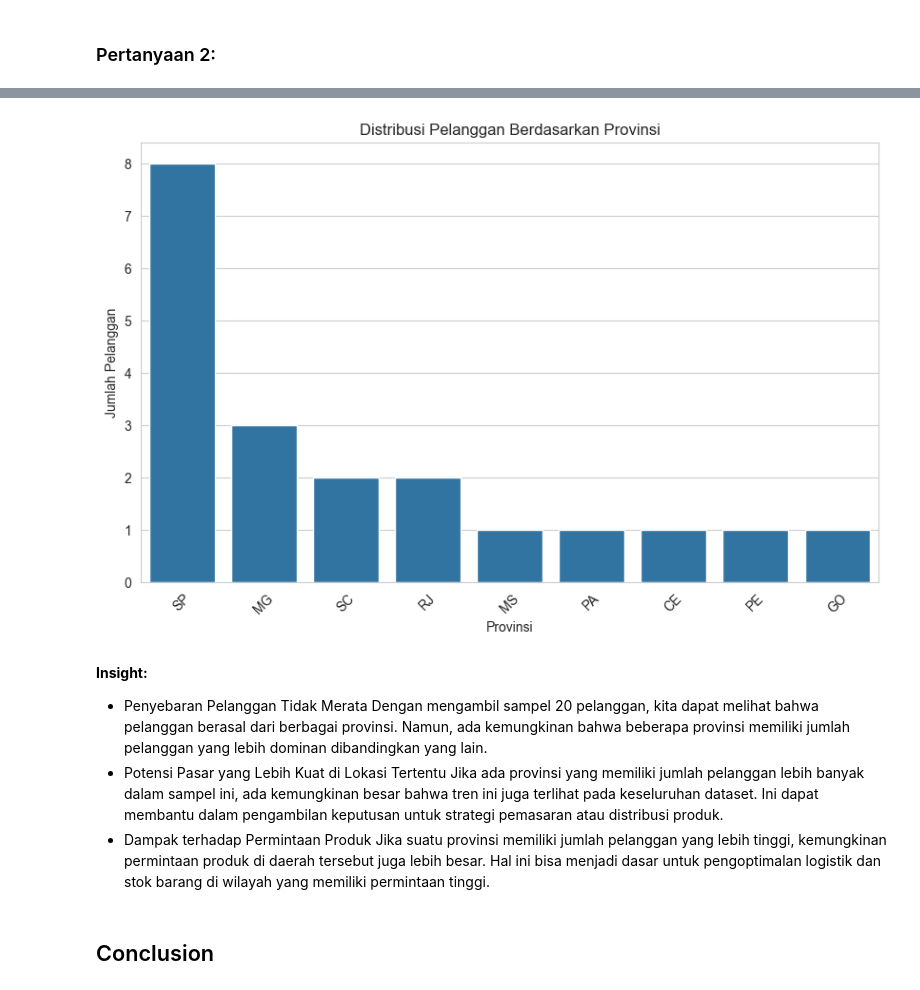
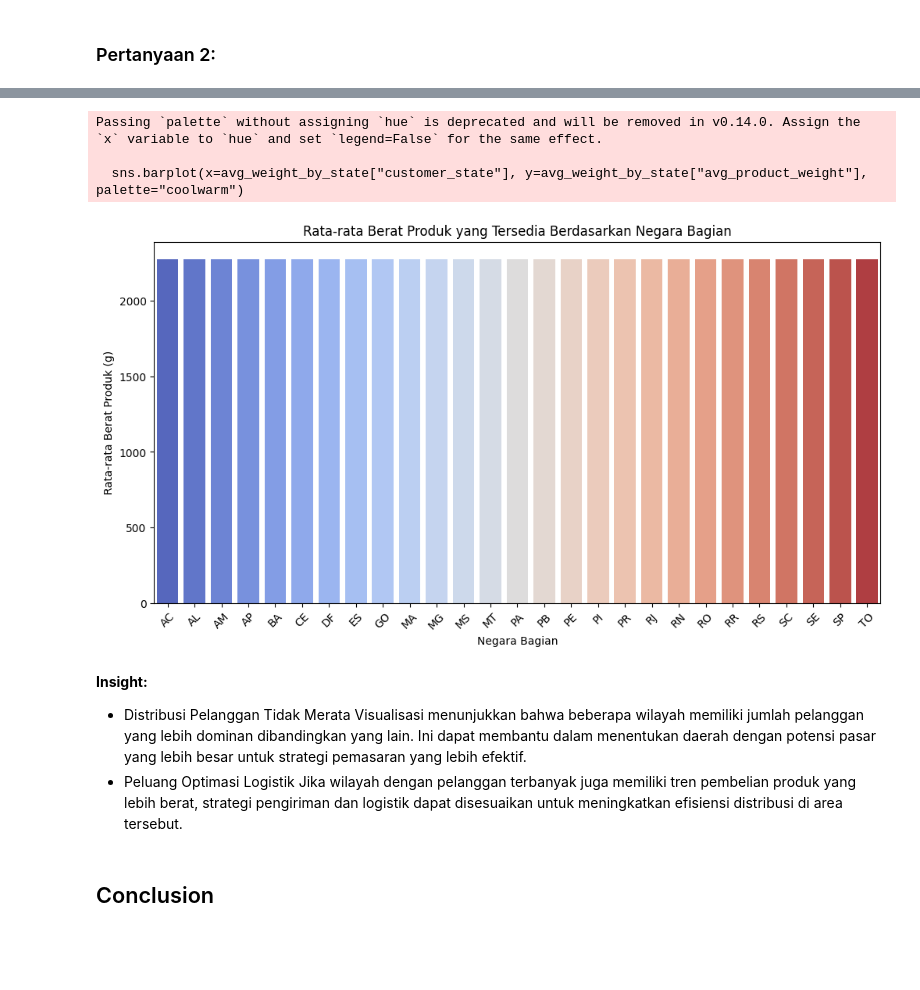
Before and after one commit to Ganiramadhan/data-analyst, a Jupyter notebook: notebook.ipynb, the cells around one changed output, grey strips where cells are left out. Saved outputs shown, nothing was run; the diff lists cells and outputs as text; code cells hidden in the pictures; blank space fills up the shorter version.

```diff
--- a/notebook.ipynb
+++ b/notebook.ipynb
@@ -192,27 +250,33 @@ plt.show()
-# %%
-# Load dataset
-df_customers = pd.read_csv("data/customers_dataset.csv", encoding='utf-8')
-
-df_sample_customers = df_customers.sample(n=20, random_state=42)
-
-# 3. Distribusi pelanggan berdasarkan lokasi
-plt.figure(figsize=(10, 6))
-sns.countplot(x='customer_state', data=df_sample_customers,
-              order=df_sample_customers['customer_state'].value_counts().index)
-plt.title("Distribusi Pelanggan Berdasarkan Provinsi")
-plt.xlabel("Provinsi")
-plt.ylabel("Jumlah Pelanggan")
-plt.xticks(rotation=45)
-plt.show()
-# %% [output]
-[figure, removed]
-# %% [markdown]
-**Insight:**
-- Penyebaran Pelanggan Tidak Merata
-Dengan mengambil sampel 20 pelanggan, kita dapat melihat bahwa pelanggan berasal dari berbagai provinsi. Namun, ada kemungkinan bahwa beberapa provinsi memiliki jumlah pelanggan yang lebih dominan dibandingkan yang lain.
-- Potensi Pasar yang Lebih Kuat di Lokasi Tertentu
-Jika ada provinsi yang memiliki jumlah pelanggan lebih banyak dalam sampel ini, ada kemungkinan besar bahwa tren ini juga terlihat pada keseluruhan dataset. Ini dapat membantu dalam pengambilan keputusan untuk strategi pemasaran atau distribusi produk.
-- Dampak terhadap Permintaan Produk
-Jika suatu provinsi memiliki jumlah pelanggan yang lebih tinggi, kemungkinan permintaan produk di daerah tersebut juga lebih besar. Hal ini bisa menjadi dasar untuk pengoptimalan logistik dan stok barang di wilayah yang memiliki permintaan tinggi.
+# %%
+# Load dataset pelanggan dan produk
+df_customers = pd.read_csv("data/customers_dataset.csv", encoding='utf-8')
+df_products = pd.read_csv("data/products_dataset.csv", encoding='utf-8')
+
+# Sampel data produk untuk analisis visualisasi
+df_sample_products = df_products.sample(n=20, random_state=42)
+
+# Hitung rata-rata berat produk yang tersedia (karena tidak ada data transaksi)
+avg_weight_by_state = df_customers.groupby("customer_state").size().reset_index(name="customer_count")
+avg_weight_by_state["avg_product_weight"] = df_products["product_weight_g"].mean()
+
+# Visualisasi rata-rata berat produk berdasarkan wilayah pelanggan
+plt.figure(figsize=(12,6))
+sns.barplot(x=avg_weight_by_state["customer_state"], y=avg_weight_by_state["avg_product_weight"], palette="coolwarm")
+plt.xlabel("Negara Bagian")
+plt.ylabel("Rata-rata Berat Produk (g)")
+plt.title("Rata-rata Berat Produk yang Tersedia Berdasarkan Negara Bagian")
+plt.xticks(rotation=45)
+plt.show()
+# %% [output]
+Passing `palette` without assigning `hue` is deprecated and will be removed in v0.14.0. Assign the `x` variable to `hue` and set `legend=False` for the same effect.
+
+  sns.barplot(x=avg_weight_by_state["customer_state"], y=avg_weight_by_state["avg_product_weight"], palette="coolwarm")
+[figure, added]
+# %% [markdown]
+**Insight:**
+- Distribusi Pelanggan Tidak Merata
+Visualisasi menunjukkan bahwa beberapa wilayah memiliki jumlah pelanggan yang lebih dominan dibandingkan yang lain. Ini dapat membantu dalam menentukan daerah dengan potensi pasar yang lebih besar untuk strategi pemasaran yang lebih efektif.
+- Peluang Optimasi Logistik
+Jika wilayah dengan pelanggan terbanyak juga memiliki tren pembelian produk yang lebih berat, strategi pengiriman dan logistik dapat disesuaikan untuk meningkatkan efisiensi distribusi di area tersebut.
 # %% [markdown]
 ## Conclusion
```
Also changed, not shown: parts of 12 cells of this notebook, 3 other files.
